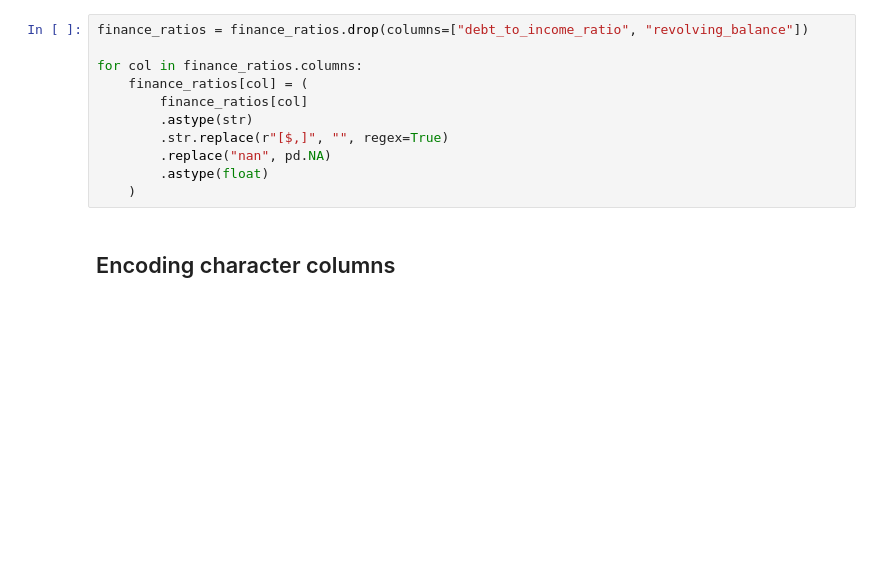
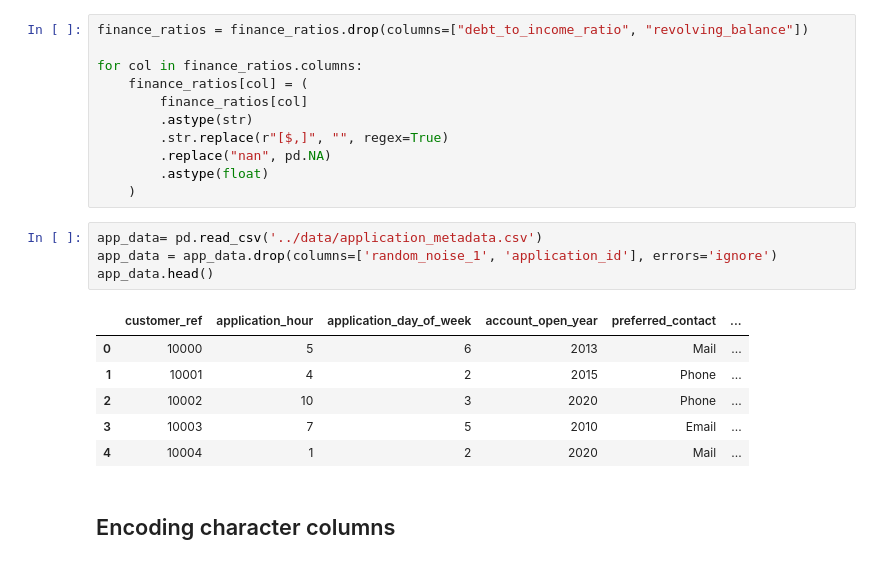
Before and after one commit to ZokirovMuhammadjafar/credit_scoring_challenge, a Jupyter notebook: src/main.ipynb, the cells around one changed output. Drawn from its saved outputs; the diff is of its cells as text; blank space fills up the shorter version.

```diff
--- a/src/main.ipynb
+++ b/src/main.ipynb
@@ -224,6 +224,17 @@ for col in finance_ratios.columns:
         .replace("nan", pd.NA)
         .astype(float)
     )
+# %%
+app_data= pd.read_csv('../data/application_metadata.csv')
+app_data = app_data.drop(columns=['random_noise_1', 'application_id'], errors='ignore')
+app_data.head()
+# %% [output]
+|  | customer_ref | application_hour | application_day_of_week | account_open_year | preferred_contact | ... |
+| 0 | 10000 | 5 | 6 | 2013 | Mail | ... |
+| 1 | 10001 | 4 | 2 | 2015 | Phone | ... |
+| 2 | 10002 | 10 | 3 | 2020 | Phone | ... |
+| 3 | 10003 | 7 | 5 | 2010 | Email | ... |
+| 4 | 10004 | 1 | 2 | 2020 | Mail | ... |
 # %% [markdown]
 ## Encoding character columns
 # %%
```
Also changed, not shown: parts of 1 cell of this notebook.
